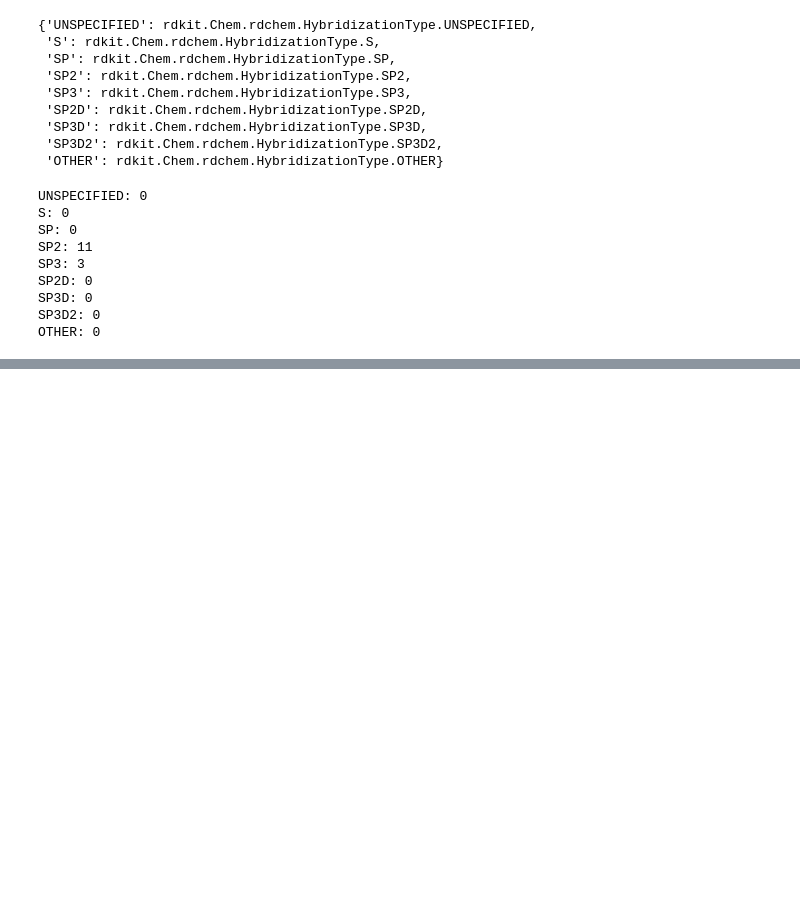
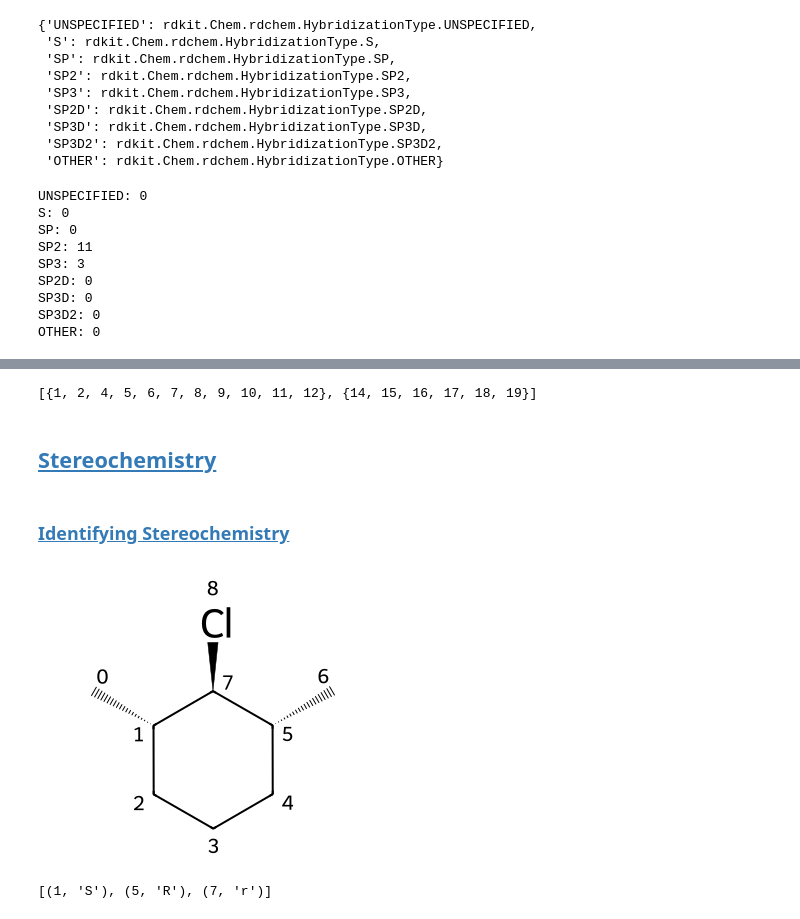
Before and after one commit to bertiewooster/RDKit-playing, a Jupyter notebook: cookbook_examples.ipynb, the cells around one changed output, grey strips where cells are left out. Cells and saved outputs as stored; diff of their text form; code cells hidden in the pictures; blank space fills up the shorter version.

Commit message:
Cookbook: Start Stereochemistry; add Identifying Stereochemistry

```diff
--- a/cookbook_examples.ipynb
+++ b/cookbook_examples.ipynb
@@ -357,0 +378,9 @@ OTHER: 0
+# %%
+mol = Chem.MolFromSmiles('CN1C(=O)CN=C(C2=C1C=CC(=C2)Cl)C3=CC=CC=C3')
+print(GetRingSystems(mol))
+# %% [output]
+[{1, 2, 4, 5, 6, 7, 8, 9, 10, 11, 12}, {14, 15, 16, 17, 18, 19}]
+# %% [markdown]
+## [Stereochemistry](https://www.rdkit.org/docs/Cookbook.html#stereochemistry)
+# %% [markdown]
+### [Identifying Stereochemistry](https://www.rdkit.org/docs/Cookbook.html#identifying-stereochemistry)
@@ -357,0 +390,9 @@ OTHER: 0
+# %%
+m = Chem.MolFromSmiles("C[C@H]1CCC[C@@H](C)[C@@H]1Cl")
+m
+# %% [output]
+[figure, added]
+# %%
+print(Chem.FindMolChiralCenters(m, force=True, includeUnassigned=True, useLegacyImplementation=False))
+# %% [output]
+[(1, 'S'), (5, 'R'), (7, 'r')]
```
Also changed, not shown: parts of 7 cells of this notebook.
